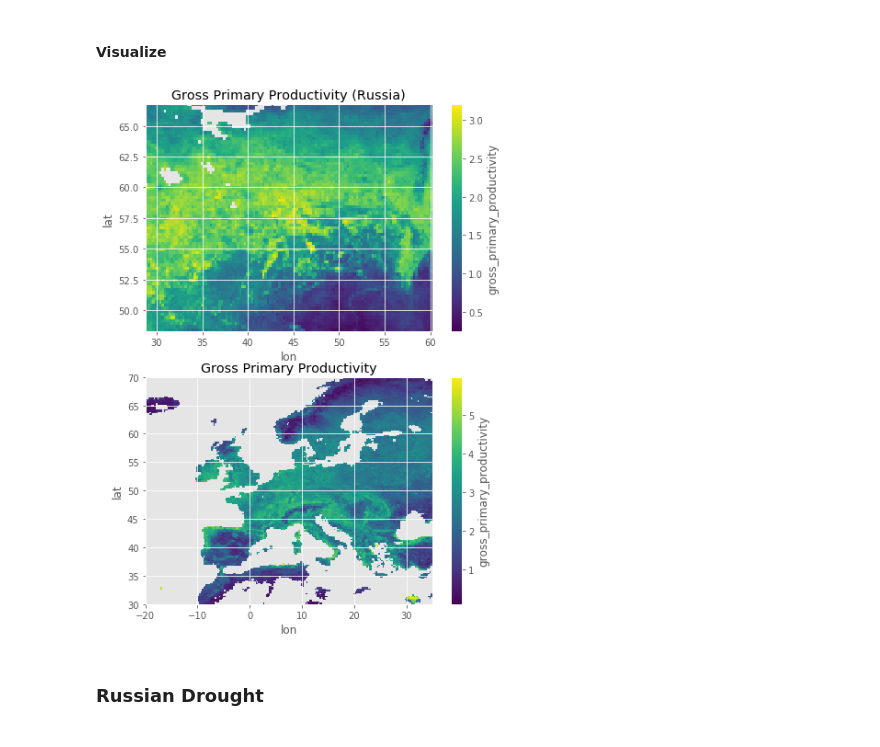
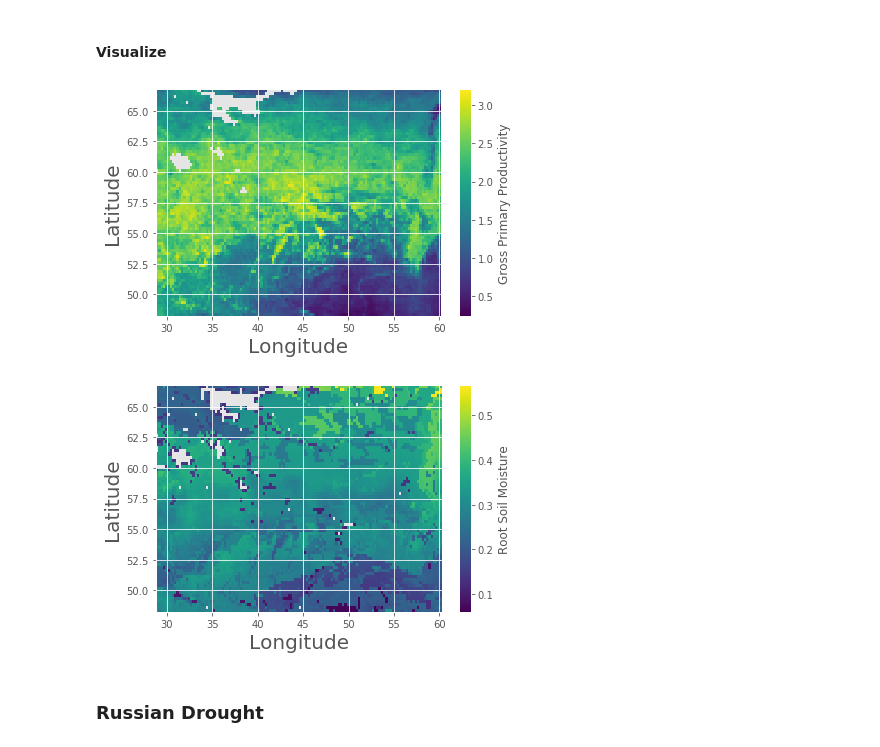
Before and after one commit to IPL-UV/sakame, a Jupyter notebook: notebooks/classification/esdc_app/1.0_walkthrough.ipynb, the cells around one changed output. Cells and saved outputs as stored; diff of their text form; code cells hidden in the pictures.

Commit message:
Aupdated walkthroughs for esdc exps
* finished reproducing regression sampling
* need to do full exp
* started classification

```diff
--- a/notebooks/classification/esdc_app/1.0_walkthrough.ipynb
+++ b/notebooks/classification/esdc_app/1.0_walkthrough.ipynb
@@ -48,2 +40,2 @@ cube_eu = datacube.sel(lat = slice(70.,30.), lon = slice(-20.,35.))
 # %%
-cube_russia
+cube_russia = load_esdc()
@@ -106,14 +46,23 @@ Earth System Data Cube
 # %%
-fig, ax = plt.subplots(nrows=2, figsize=(7,10))
+fig, ax = plot_map(
+    cube_russia.gross_primary_productivity.sel(time=slice(str(2009), str(2009))).mean(dim='time'),
+    cbar_kwargs = {'label':'Gross Primary Productivity'}
+)
+ax.set_xlabel('Longitude', fontsize=20)
+ax.set_ylabel('Latitude', fontsize=20)
+plt.tight_layout()
+plt.show()
 
-cube_russia.gross_primary_productivity.sel(time=slice(str(2009), str(2009))).mean(dim='time').plot.imshow(ax=ax[0], cmap='viridis', robust=False)
-ax[0].set_title('Gross Primary Productivity (Russia)')
-
-cube_eu.gross_primary_productivity.sel(time=slice(str(2009), str(2009))).mean(dim='time').plot.imshow(ax=ax[1], cmap='viridis', robust=False)
-ax[1].set_title('Gross Primary Productivity')
-
+fig, ax = plot_map(
+    cube_russia.root_moisture.sel(time=slice(str(2009), str(2009))).mean(dim='time'),
+    cbar_kwargs = {'label':'Root Soil Moisture'}
+)
+ax.set_xlabel('Longitude', fontsize=20)
+ax.set_ylabel('Latitude', fontsize=20)
+plt.tight_layout()
 plt.show()
 # %% [output]
-[figure, old version]
+[figure, new version]
+[figure, added]
 # %% [markdown]
 ### Russian Drought
```
Also changed, not shown: parts of 28 cells of this notebook, 4 other files.
